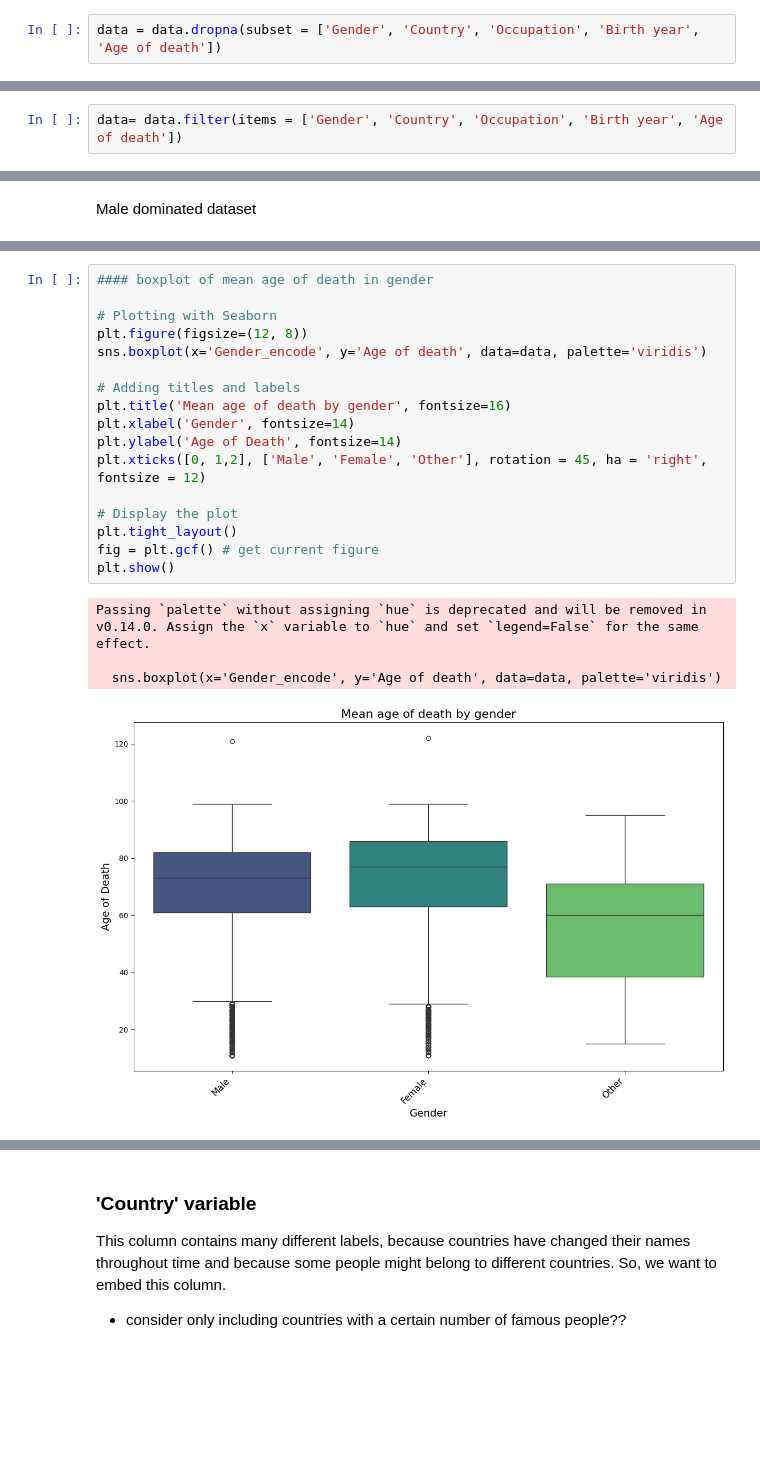
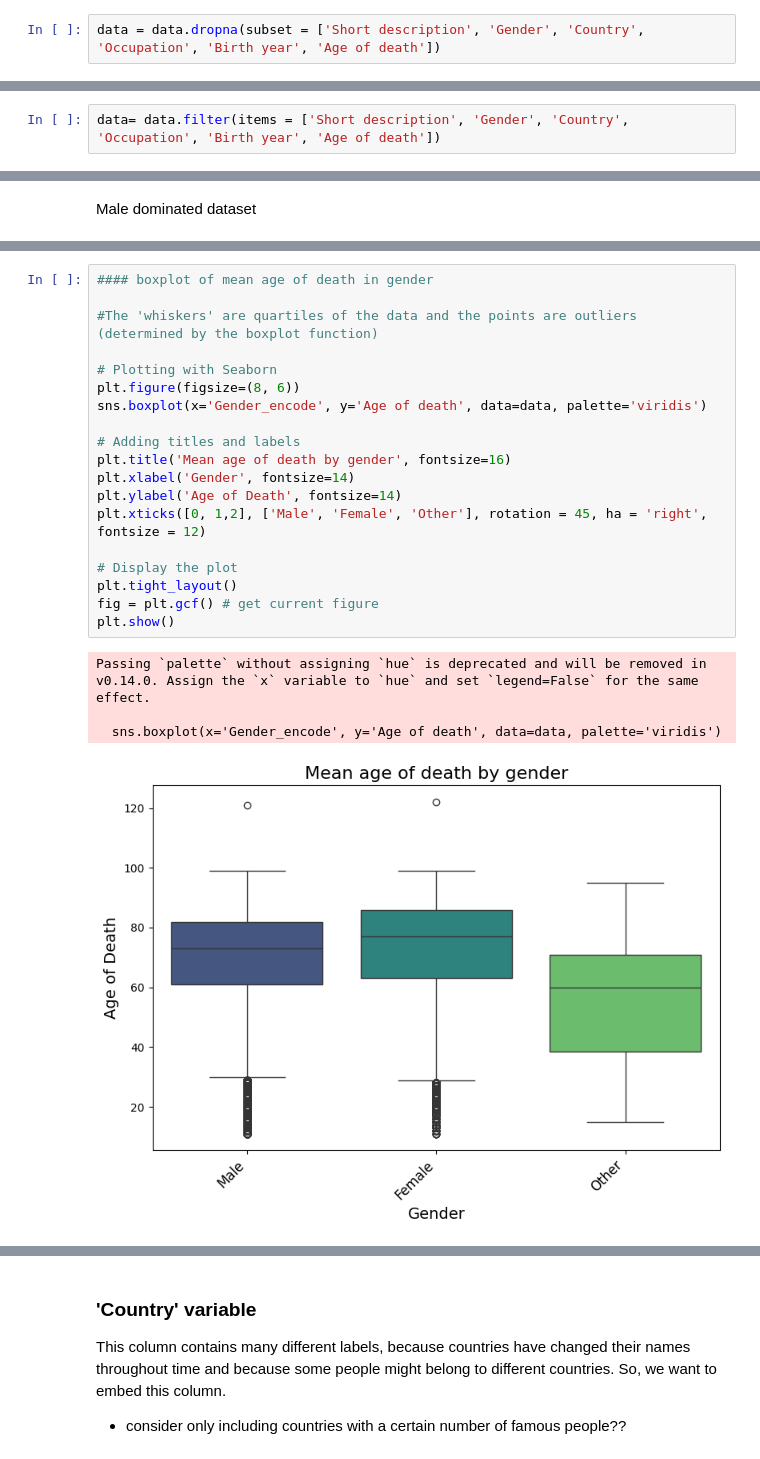
Before and after one commit to sigridbom/datascience_exam, a Jupyter notebook: notebooks/1_data_wrangling.ipynb, the cells around one changed output, grey strips where cells are left out. Saved outputs shown, nothing was run; the diff lists cells and outputs as text; blank space fills up the shorter version.

Commit message:
fixing data wrangling

```diff
--- a/notebooks/1_data_wrangling.ipynb
+++ b/notebooks/1_data_wrangling.ipynb
@@ -84,7 +84,7 @@ dtype: int64
 # %% [markdown]
 But we have a lot of NAs. We'll start by removing NAs from the relevant columns.
 # %%
-data = data.dropna(subset = ['Gender', 'Country', 'Occupation', 'Birth year', 'Age of death'])
+data = data.dropna(subset = ['Short description', 'Gender', 'Country', 'Occupation', 'Birth year', 'Age of death'])
 # %%
 data.isna().sum()
 # %% [output]
@@ -100,7 +100,7 @@ Manner of death      689920
 Age of death              0
 dtype: int64
 # %%
-data= data.filter(items = ['Gender', 'Country', 'Occupation', 'Birth year', 'Age of death'])
+data= data.filter(items = ['Short description', 'Gender', 'Country', 'Occupation', 'Birth year', 'Age of death'])
 # %%
 data.head()
 # %% [output]
@@ -188,23 +193,25 @@ data.head()
 # %%
 #### boxplot of mean age of death in gender
 
+#The 'whiskers' are quartiles of the data and the points are outliers (determined by the boxplot function)
+
 # Plotting with Seaborn
-plt.figure(figsize=(12, 8))
+plt.figure(figsize=(8, 6))
 sns.boxplot(x='Gender_encode', y='Age of death', data=data, palette='viridis')
 
 # Adding titles and labels
 plt.title('Mean age of death by gender', fontsize=16)
 plt.xlabel('Gender', fontsize=14)
 plt.ylabel('Age of Death', fontsize=14)
 plt.xticks([0, 1,2], ['Male', 'Female', 'Other'], rotation = 45, ha = 'right', fontsize = 12)
 
 # Display the plot
 plt.tight_layout()
 fig = plt.gcf() # get current figure
 plt.show()
 # %% [output]
 Passing `palette` without assigning `hue` is deprecated and will be removed in v0.14.0. Assign the `x` variable to `hue` and set `legend=False` for the same effect.
 
   sns.boxplot(x='Gender_encode', y='Age of death', data=data, palette='viridis')
-[figure, old version]
+[figure, new version]
 # %%
```
Also changed, not shown: parts of 50 cells of this notebook.
